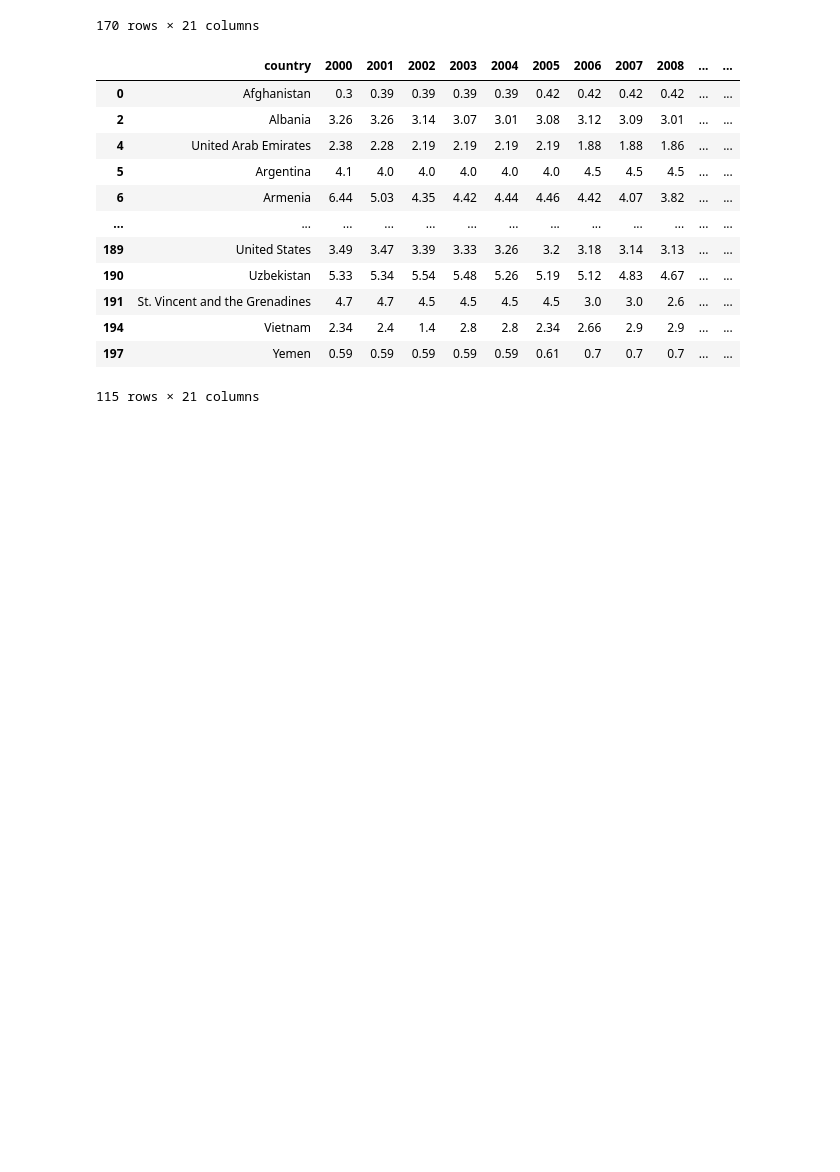
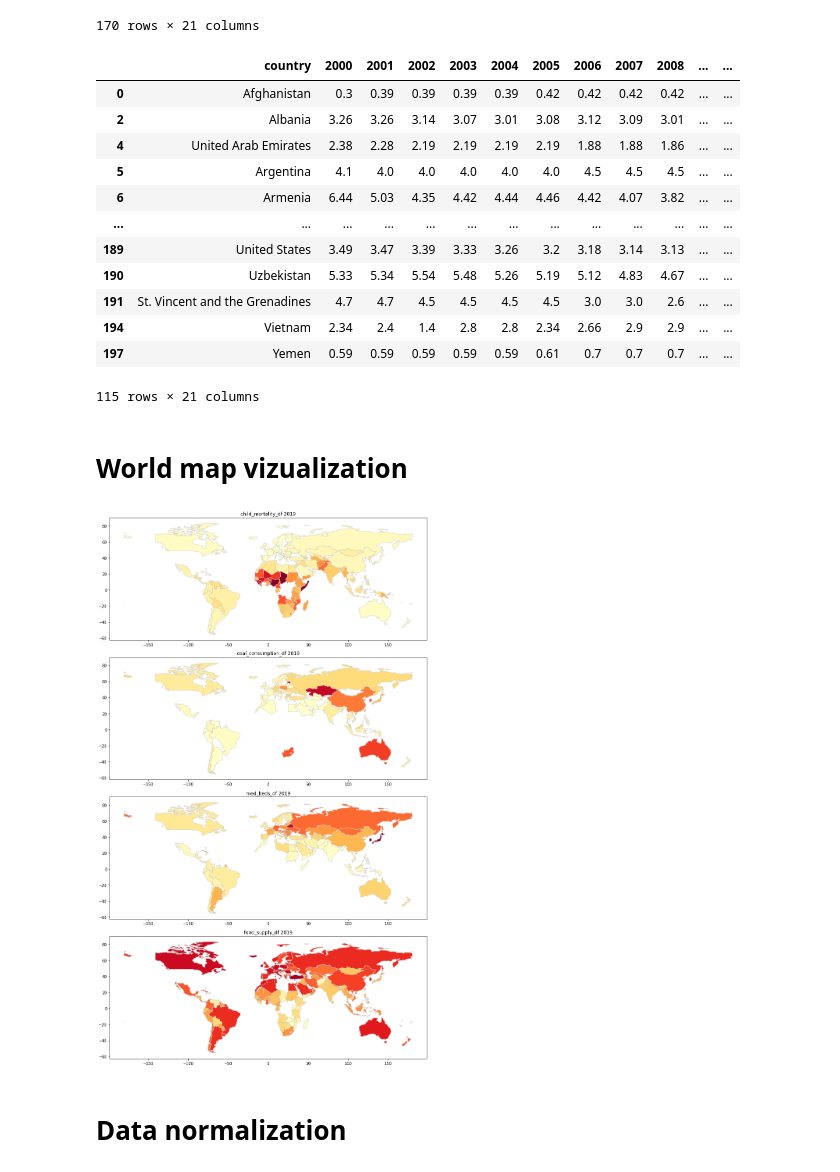
Before and after one commit to Norbert-Podgorski/Child-Mortality-Prediction-Bayesian-Model, a Jupyter notebook: KPI_analysis.ipynb, the cells around one changed output. Saved outputs shown, nothing was run; the diff lists cells and outputs as text; code cells hidden in the pictures; blank space fills up the shorter version.

Commit message:
added vizualization and correlation analysis

```diff
--- a/KPI_analysis.ipynb
+++ b/KPI_analysis.ipynb
@@ -549,3 +576,11 @@ med_beds_df
 | 194 | Vietnam | 2.34 | 2.4 | 1.4 | 2.8 | 2.8 | 2.34 | 2.66 | 2.9 | 2.9 | ... | ... |
 | 197 | Yemen | 0.59 | 0.59 | 0.59 | 0.59 | 0.59 | 0.61 | 0.7 | 0.7 | 0.7 | ... | ... |
 115 rows × 21 columns
+# %% [markdown]
+# World map vizualization
+# %%
+plot_global_map_subplot(df_list=[child_mortality_df, coal_consumption_df, med_beds_df, food_supply_df], year=2019)
+# %% [output]
+[figure, added]
+# %% [markdown]
+# Data normalization
```
Also changed, not shown: parts of 31 cells of this notebook.
